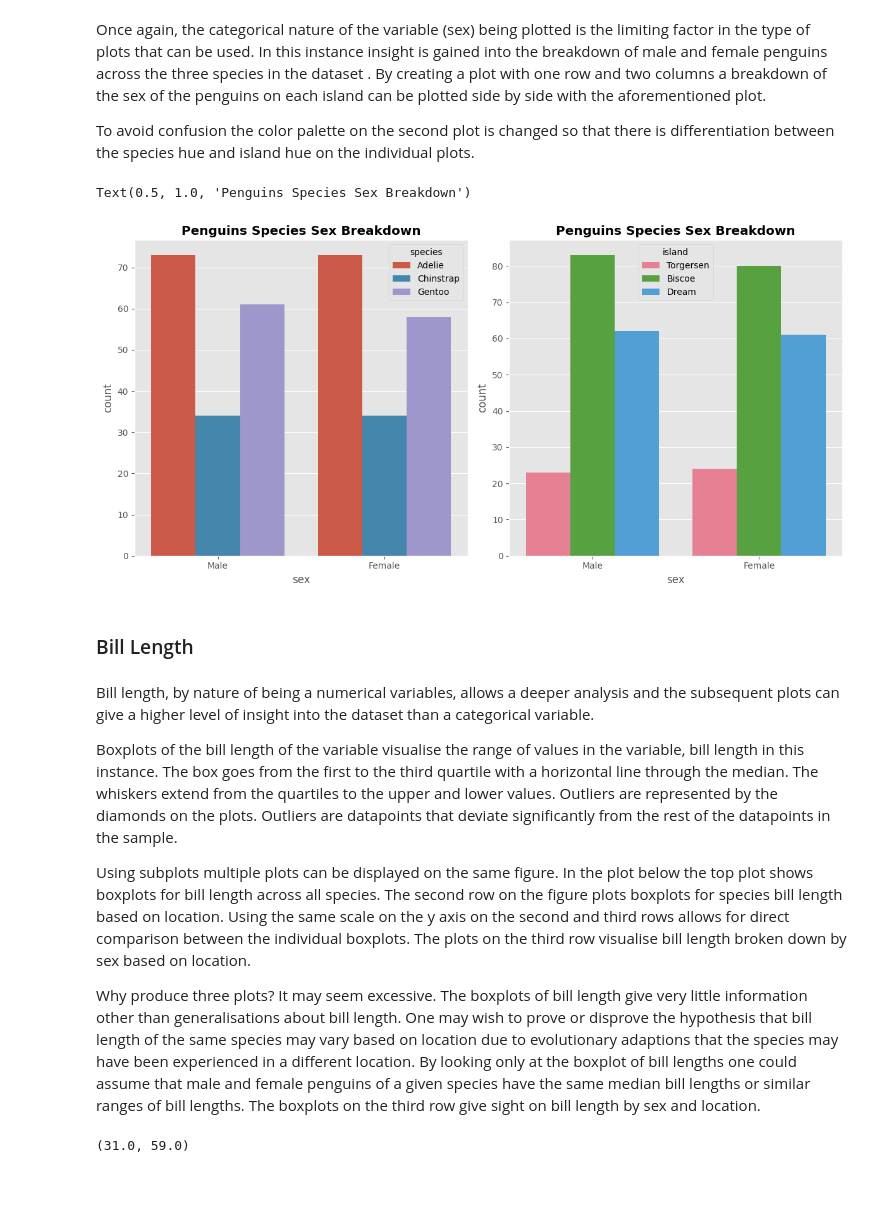
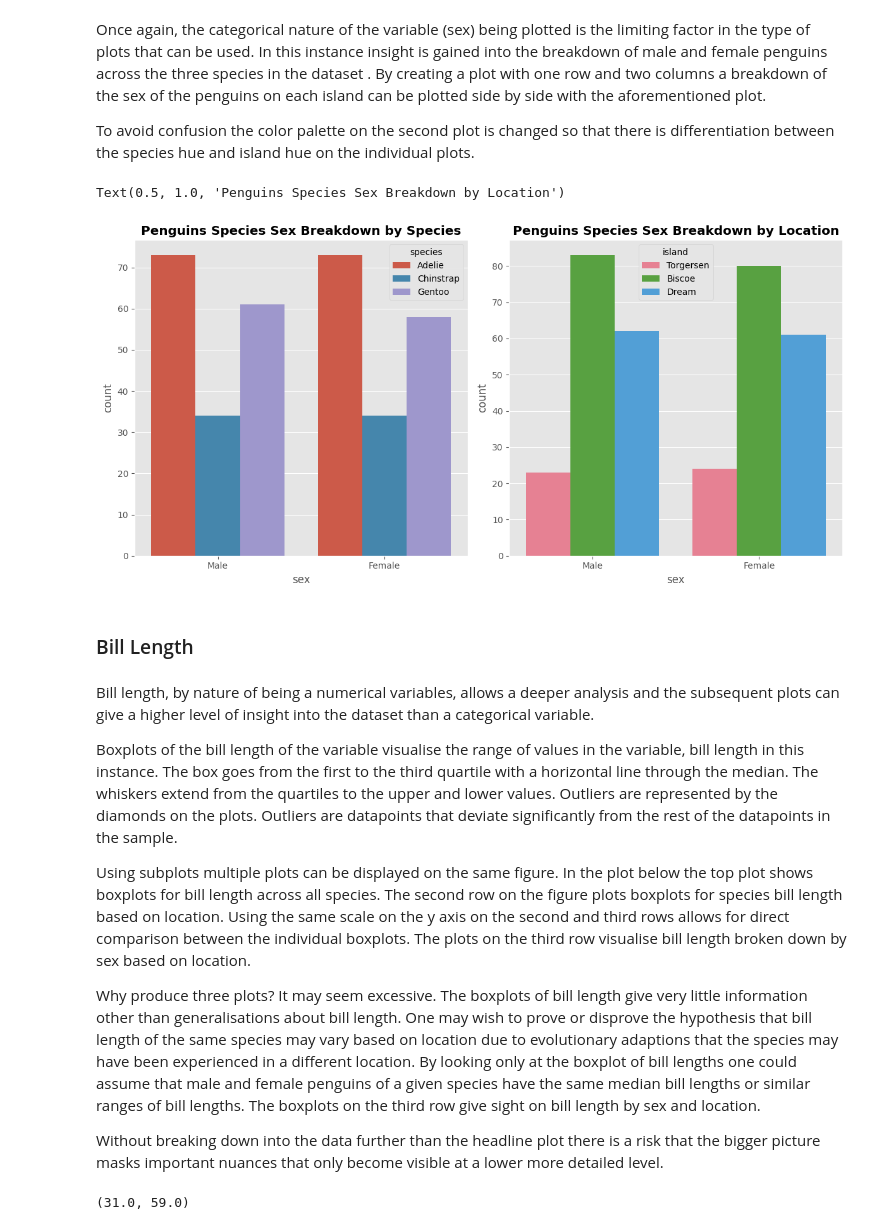
Before and after one commit to humphs078/data_analysis_fundamentals, a Jupyter notebook: tasks.ipynb, the cells around one changed output. Drawn from its saved outputs; the diff is of its cells as text; code cells hidden in the pictures; blank space fills up the shorter version.

```diff
--- a/tasks.ipynb
+++ b/tasks.ipynb
@@ -1336,14 +1296,14 @@ To avoid confusion the color palette on the second plot is changed so that there
 # %%
 # code adapted from  https://www.statology.org/seaborn-title/ [Accessed 06 Dec. 2023]
 # create an empty plot
 fig, ax =plt.subplots(1,2, figsize=(12, 6))
 
 # Plot the results
-sns.countplot(data=penguins, x='sex', hue='species', ax=ax[0]).set_title('Penguins Species Sex Breakdown', weight='bold')
-sns.countplot(data=penguins, x='sex', hue='island', ax=ax[1], palette='husl').set_title('Penguins Species Sex Breakdown', weight='bold')
+sns.countplot(data=penguins, x='sex', hue='species', ax=ax[0]).set_title('Penguins Species Sex Breakdown by Species', weight='bold')
+sns.countplot(data=penguins, x='sex', hue='island', ax=ax[1], palette='husl').set_title('Penguins Species Sex Breakdown by Location', weight='bold')
 # %% [output]
-Text(0.5, 1.0, 'Penguins Species Sex Breakdown')
+Text(0.5, 1.0, 'Penguins Species Sex Breakdown by Location')
-[figure, old version]
+[figure, new version]
 # %% [markdown]
 ### Bill Length <a id="bill-length"></a>
 # %% [markdown]
@@ -1354,4 +1314,6 @@ Boxplots of the bill length of the variable visualise the range of values in the
 Using subplots multiple plots can be displayed on the same figure. In the plot below the top plot shows boxplots for bill length across all species. The second row on the figure plots boxplots for species bill length based on location.  Using the same scale on the y axis on the second and third rows allows for direct comparison between the individual boxplots. The plots on the third row visualise bill length broken down by sex based on location.
 
 Why produce three plots? It may seem excessive. The boxplots of bill length give very little information other than generalisations about bill length. One may wish to prove or disprove the hypothesis that bill length of the same species may vary based on location due to evolutionary adaptions that the species may have been experienced in a different location. By looking only at the boxplot of bill lengths one could assume that male and female penguins of a given species have the same median bill lengths or similar ranges of bill lengths. The boxplots on the third row give sight on bill length by sex and location.
+
+Without breaking down into the data further than the headline plot there is a risk that the bigger picture masks important nuances that only become visible at a lower more detailed level.
 # %%
```
Also changed, not shown: parts of 33 cells of this notebook.
